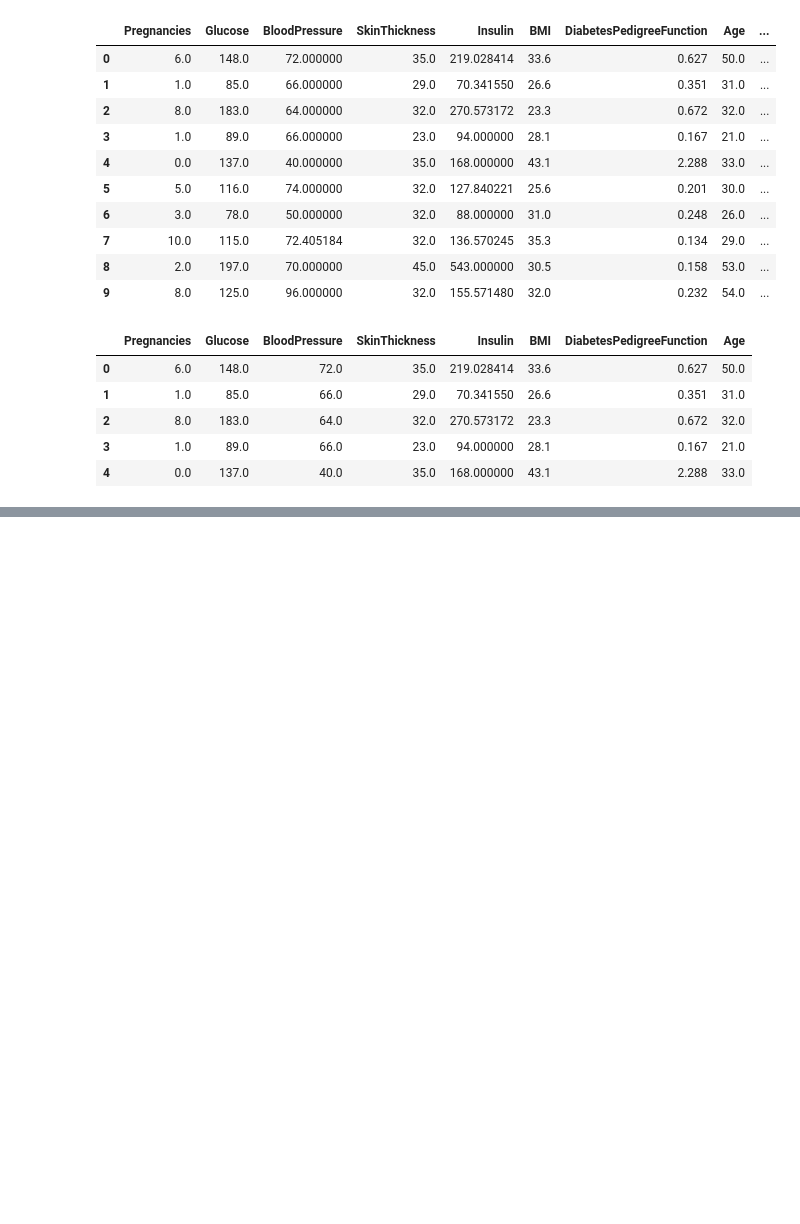
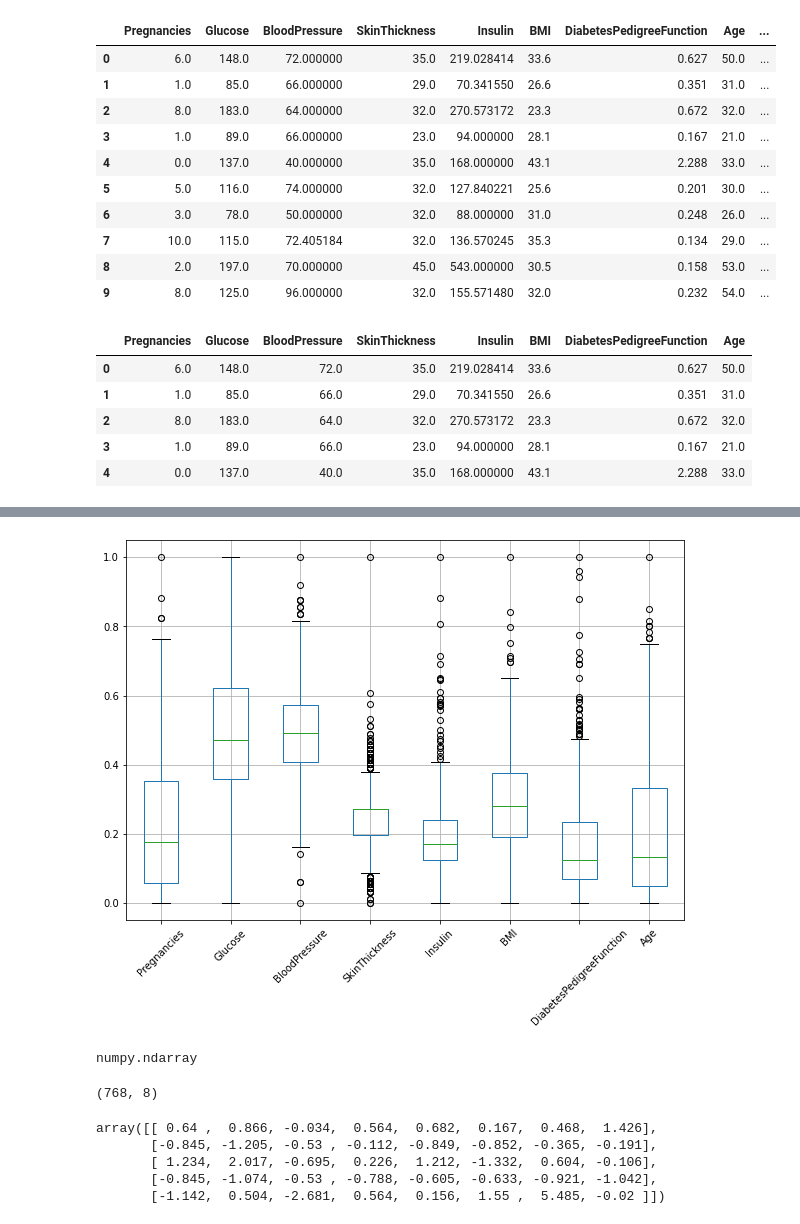
Before and after one commit to bhagu/1000-Days-Of-Code, a Jupyter notebook: Preparing_Data_for_Machine_Learning.ipynb, the cells around one changed output, grey strips where cells are left out. Drawn from its saved outputs; the diff is of its cells as text; code cells hidden in the pictures; blank space fills up the shorter version.

```diff
--- a/Preparing_Data_for_Machine_Learning.ipynb
+++ b/Preparing_Data_for_Machine_Learning.ipynb
@@ -1447,0 +1465,4 @@ accuracy_score(y_pred, y_test)
+# %%
+diabetes = pd.read_csv('diabetes_processed.csv')
+
+diabetes.head(10)
@@ -1447,0 +1481,5 @@ accuracy_score(y_pred, y_test)
+# %%
+features_df = diabetes.drop('Outcome', axis=1)
+target_df = diabetes['Outcome']
+
+features_df.head()
@@ -1447,0 +1511,3 @@ accuracy_score(y_pred, y_test)
+# %%
+scaler = MinMaxScaler(feature_range=(0, 1))
+rescaled_features = scaler.fit_transform(features_df)
@@ -1447,0 +1525,4 @@ accuracy_score(y_pred, y_test)
+# %%
+rescaled_features_df = pd.DataFrame(rescaled_features, columns=features_df.columns)
+
+rescaled_features_df.describe()
@@ -1447,0 +1539,6 @@ accuracy_score(y_pred, y_test)
+# %%
+rescaled_features_df.boxplot(figsize=(10, 7), rot=45)
+
+plt.show()
+# %% [output]
+[figure, added]
@@ -1447,0 +1553,16 @@ accuracy_score(y_pred, y_test)
+# %%
+type(standardized_features)
+# %% [output]
+numpy.ndarray
+# %%
+standardized_features.shape
+# %% [output]
+(768, 8)
+# %%
+standardized_features[0:5]
+# %% [output]
+array([[ 0.64 ,  0.866, -0.034,  0.564,  0.682,  0.167,  0.468,  1.426],
+       [-0.845, -1.205, -0.53 , -0.112, -0.849, -0.852, -0.365, -0.191],
+       [ 1.234,  2.017, -0.695,  0.226,  1.212, -1.332,  0.604, -0.106],
+       [-0.845, -1.074, -0.53 , -0.788, -0.605, -0.633, -0.921, -1.042],
+       [-1.142,  0.504, -2.681,  0.564,  0.156,  1.55 ,  5.485, -0.02 ]])
```
Also changed, not shown: parts of 32 cells of this notebook.
